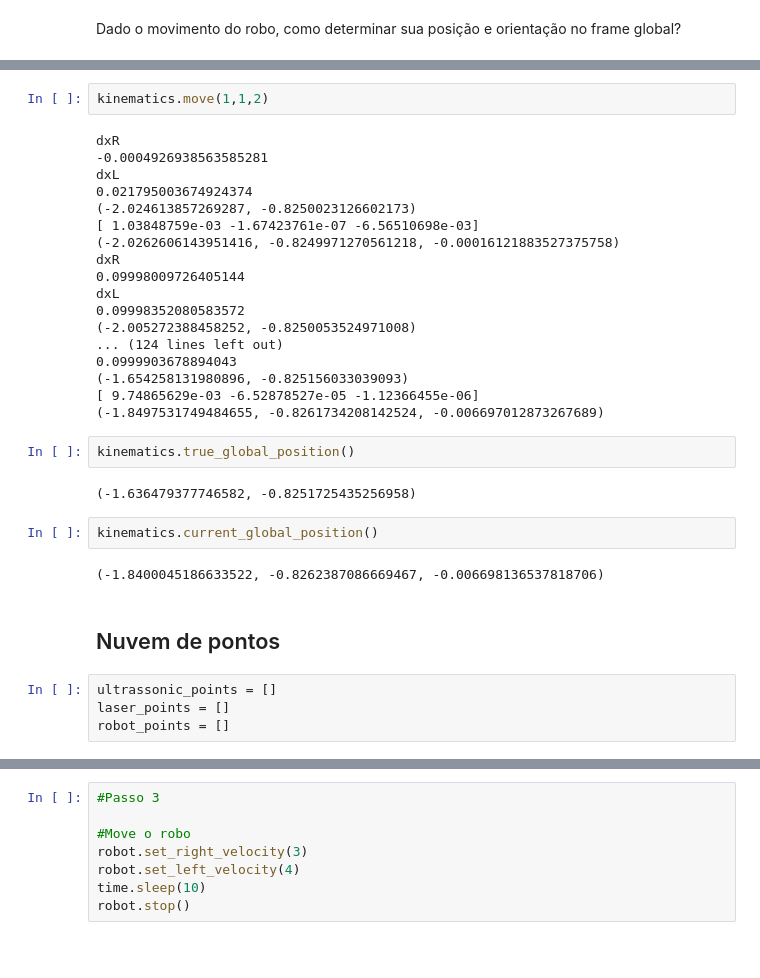
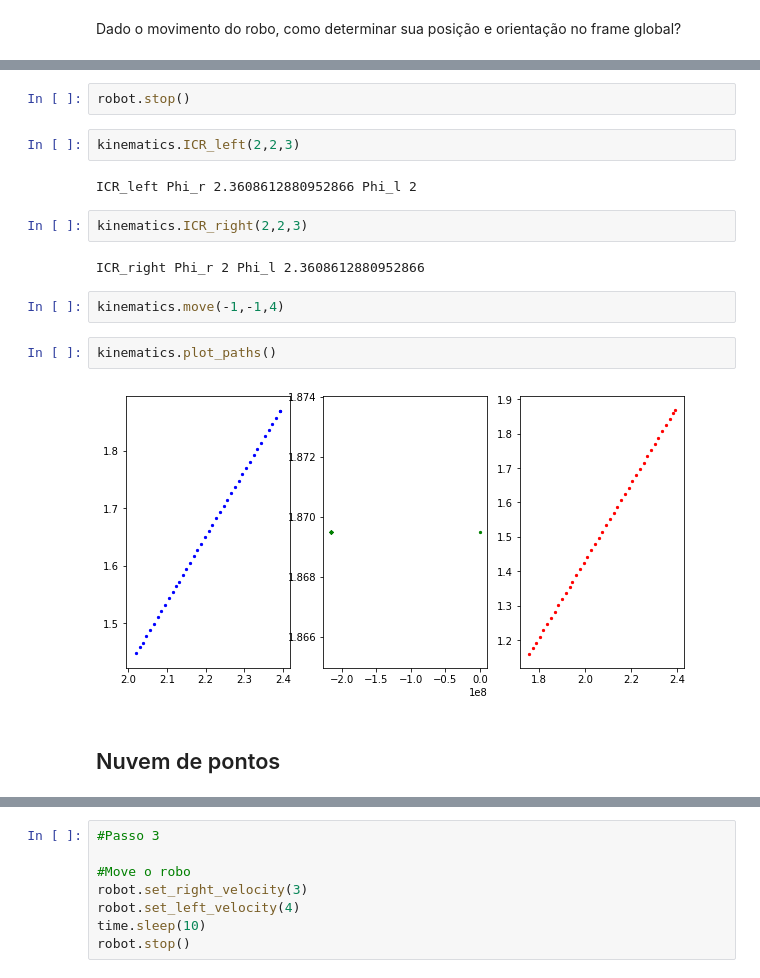
Before and after one commit to Necropsy/MO651, a Jupyter notebook: exercises/Project1.ipynb, the cells around one changed output, grey strips where cells are left out. Saved outputs shown, nothing was run; the diff lists cells and outputs as text; blank space fills up the shorter version.

Commit message:
Inicio point cloud

```diff
--- a/exercises/Project1.ipynb
+++ b/exercises/Project1.ipynb
@@ -455,35 +503,19 @@ kinematics = Kinematic_model(robot)
+# %%
+robot.stop()
+# %%
+kinematics.ICR_left(2,2,3)
+# %% [output]
+ICR_left Phi_r 2.3608612880952866 Phi_l 2
+# %%
+kinematics.ICR_right(2,2,3)
+# %% [output]
+ICR_right Phi_r 2 Phi_l 2.3608612880952866
 # %%
-kinematics.move(1,1,2)
+kinematics.move(-1,-1,4)
-# %% [output]
-dxR
--0.0004926938563585281
-dxL
-0.021795003674924374
-(-2.024613857269287, -0.8250023126602173)
-[ 1.03848759e-03 -1.67423761e-07 -6.56510698e-03]
-(-2.0262606143951416, -0.8249971270561218, -0.00016121883527375758)
-dxR
-0.09998009726405144
-dxL
-0.09998352080583572
-(-2.005272388458252, -0.8250053524971008)
-... (124 lines left out)
-0.0999903678894043
-(-1.654258131980896, -0.825156033039093)
-[ 9.74865629e-03 -6.52878527e-05 -1.12366455e-06]
-(-1.8497531749484655, -0.8261734208142524, -0.006697012873267689)
 # %%
-kinematics.true_global_position()
+kinematics.plot_paths()
 # %% [output]
-(-1.636479377746582, -0.8251725435256958)
+[figure, added]
-# %%
-kinematics.current_global_position()
-# %% [output]
-(-1.8400045186633522, -0.8262387086669467, -0.006698136537818706)
 # %% [markdown]
 ## Nuvem de pontos
-# %%
-ultrassonic_points = []
-laser_points = []
-robot_points = []
 # %%
```
Also changed, not shown: parts of 13 cells of this notebook.
